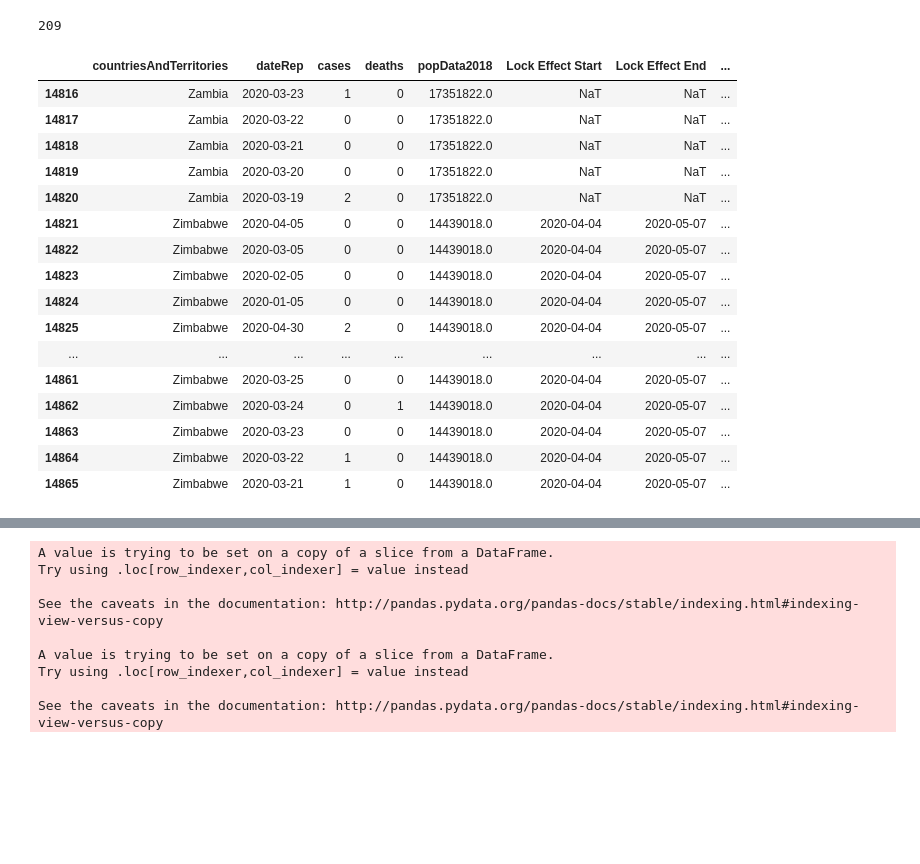
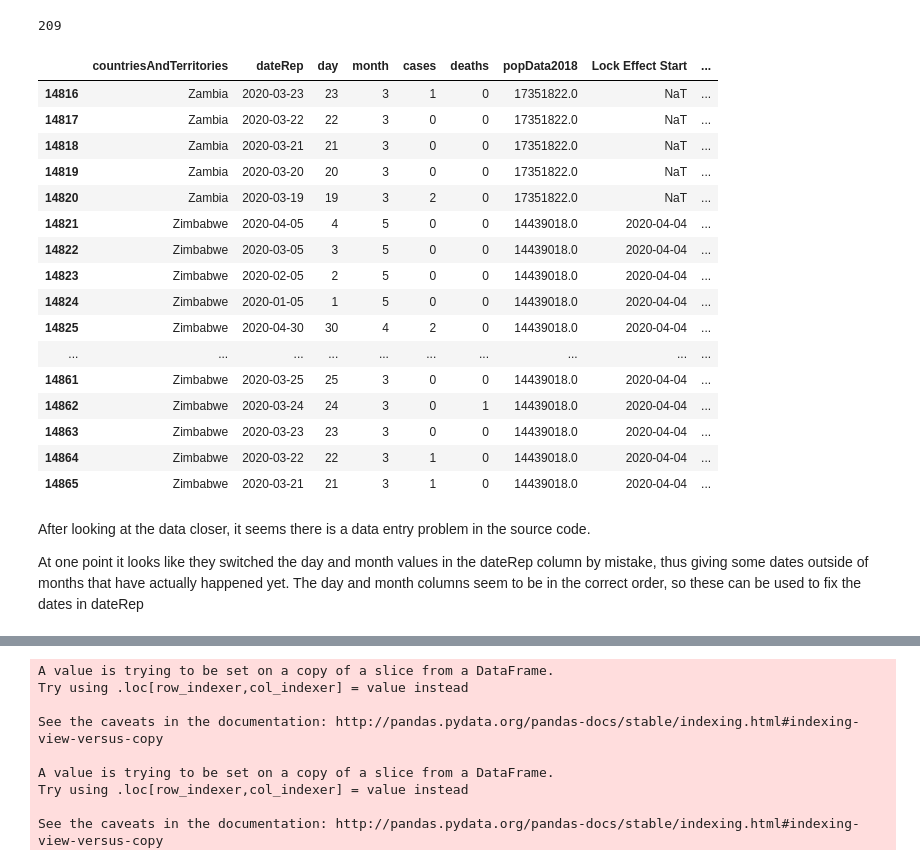
Before and after one commit to RPerron91/Lockdown-Efficacy, a Jupyter notebook: capstone1_notebook.ipynb, the cells around one changed output, grey strips where cells are left out. Saved outputs shown, nothing was run; the diff lists cells and outputs as text; code cells hidden in the pictures; blank space fills up the shorter version.

```diff
--- a/capstone1_notebook.ipynb
+++ b/capstone1_notebook.ipynb
@@ -107,7 +107,7 @@ len(all_countries)
 left_merge = cov_data.merge(lock_data, how='left', left_on='countriesAndTerritories', right_on='Countries and territories')
 # %%
 # Drop unneeded columns
-left_merge = left_merge[['countriesAndTerritories', 'dateRep', 'cases', 'deaths', 'popData2018', 'Lock Effect Start', 'Lock Effect End']]
+left_merge = left_merge[['countriesAndTerritories', 'dateRep', 'day', 'month', 'cases', 'deaths', 'popData2018', 'Lock Effect Start', 'Lock Effect End']]
 
 # Create boolean lockdown column and set to false when 'lockdown effective' is NaN
 left_merge['Lockdown'] = pd.notnull(left_merge['Lock Effect Start'])
@@ -117,29 +117,31 @@ left_merge['dateRep'] = pd.to_datetime(left_merge['dateRep'], infer_datetime_for
 left_merge['Lock Effect End'] = pd.to_datetime(left_merge['Lock Effect End'], infer_datetime_format=True)
 # %%
 # Loop and conditional to replace boolean lockdown values if the lockdown date falls outside the lockdown effective period
-for date in range(len(left_merge['dateRep'])):
-    if (left_merge['Lockdown'][date] == True) & ((left_merge['dateRep'][date] < left_merge['Lock Effect Start'][date]) | (left_merge['dateRep'][date] > left_merge['Lock Effect End'][date])):
-        left_merge.at[date, 'Lockdown'] = False
+for x in range(len(left_merge)):
+    if (left_merge['Lockdown'][x] == True) & ((left_merge['dateRep'][x] < left_merge['Lock Effect Start'][x]) | (left_merge['dateRep'][x] > left_merge['Lock Effect End'][x])):
+        left_merge.at[x, 'Lockdown'] = False
+
+# Examine data
 left_merge.tail(50)
-
-
-# After looking at the data closer, it seems there is a data entry problem in the source code.
-# At one point it looks like they switched the day and month values in the dateRep column by mistake.
 # %% [output]
-|  | countriesAndTerritories | dateRep | cases | deaths | popData2018 | Lock Effect Start | Lock Effect End | ... |
-| 14816 | Zambia | 2020-03-23 | 1 | 0 | 17351822.0 | NaT | NaT | ... |
-| 14817 | Zambia | 2020-03-22 | 0 | 0 | 17351822.0 | NaT | NaT | ... |
-| 14818 | Zambia | 2020-03-21 | 0 | 0 | 17351822.0 | NaT | NaT | ... |
-| 14819 | Zambia | 2020-03-20 | 0 | 0 | 17351822.0 | NaT | NaT | ... |
-| 14820 | Zambia | 2020-03-19 | 2 | 0 | 17351822.0 | NaT | NaT | ... |
-| 14821 | Zimbabwe | 2020-04-05 | 0 | 0 | 14439018.0 | 2020-04-04 | 2020-05-07 | ... |
-| 14822 | Zimbabwe | 2020-03-05 | 0 | 0 | 14439018.0 | 2020-04-04 | 2020-05-07 | ... |
-| 14823 | Zimbabwe | 2020-02-05 | 0 | 0 | 14439018.0 | 2020-04-04 | 2020-05-07 | ... |
-| 14824 | Zimbabwe | 2020-01-05 | 0 | 0 | 14439018.0 | 2020-04-04 | 2020-05-07 | ... |
-| 14825 | Zimbabwe | 2020-04-30 | 2 | 0 | 14439018.0 | 2020-04-04 | 2020-05-07 | ... |
-| ... | ... | ... | ... | ... | ... | ... | ... | ... |
-| 14861 | Zimbabwe | 2020-03-25 | 0 | 0 | 14439018.0 | 2020-04-04 | 2020-05-07 | ... |
-| 14862 | Zimbabwe | 2020-03-24 | 0 | 1 | 14439018.0 | 2020-04-04 | 2020-05-07 | ... |
-| 14863 | Zimbabwe | 2020-03-23 | 0 | 0 | 14439018.0 | 2020-04-04 | 2020-05-07 | ... |
-| 14864 | Zimbabwe | 2020-03-22 | 1 | 0 | 14439018.0 | 2020-04-04 | 2020-05-07 | ... |
-| 14865 | Zimbabwe | 2020-03-21 | 1 | 0 | 14439018.0 | 2020-04-04 | 2020-05-07 | ... |
+|  | countriesAndTerritories | dateRep | day | month | cases | deaths | popData2018 | Lock Effect Start | ... |
+| 14816 | Zambia | 2020-03-23 | 23 | 3 | 1 | 0 | 17351822.0 | NaT | ... |
+| 14817 | Zambia | 2020-03-22 | 22 | 3 | 0 | 0 | 17351822.0 | NaT | ... |
+| 14818 | Zambia | 2020-03-21 | 21 | 3 | 0 | 0 | 17351822.0 | NaT | ... |
+| 14819 | Zambia | 2020-03-20 | 20 | 3 | 0 | 0 | 17351822.0 | NaT | ... |
+| 14820 | Zambia | 2020-03-19 | 19 | 3 | 2 | 0 | 17351822.0 | NaT | ... |
+| 14821 | Zimbabwe | 2020-04-05 | 4 | 5 | 0 | 0 | 14439018.0 | 2020-04-04 | ... |
+| 14822 | Zimbabwe | 2020-03-05 | 3 | 5 | 0 | 0 | 14439018.0 | 2020-04-04 | ... |
+| 14823 | Zimbabwe | 2020-02-05 | 2 | 5 | 0 | 0 | 14439018.0 | 2020-04-04 | ... |
+| 14824 | Zimbabwe | 2020-01-05 | 1 | 5 | 0 | 0 | 14439018.0 | 2020-04-04 | ... |
+| 14825 | Zimbabwe | 2020-04-30 | 30 | 4 | 2 | 0 | 14439018.0 | 2020-04-04 | ... |
+| ... | ... | ... | ... | ... | ... | ... | ... | ... | ... |
+| 14861 | Zimbabwe | 2020-03-25 | 25 | 3 | 0 | 0 | 14439018.0 | 2020-04-04 | ... |
+| 14862 | Zimbabwe | 2020-03-24 | 24 | 3 | 0 | 1 | 14439018.0 | 2020-04-04 | ... |
+| 14863 | Zimbabwe | 2020-03-23 | 23 | 3 | 0 | 0 | 14439018.0 | 2020-04-04 | ... |
+| 14864 | Zimbabwe | 2020-03-22 | 22 | 3 | 1 | 0 | 14439018.0 | 2020-04-04 | ... |
+| 14865 | Zimbabwe | 2020-03-21 | 21 | 3 | 1 | 0 | 14439018.0 | 2020-04-04 | ... |
+# %% [markdown]
+After looking at the data closer, it seems there is a data entry problem in the source code.
+
+At one point it looks like they switched the day and month values in the dateRep column by mistake, thus giving some dates outside of months that have actually happened yet. The day and month columns seem to be in the correct order, so these can be used to fix the dates in dateRep
```
Also changed, not shown: parts of 36 cells of this notebook.
